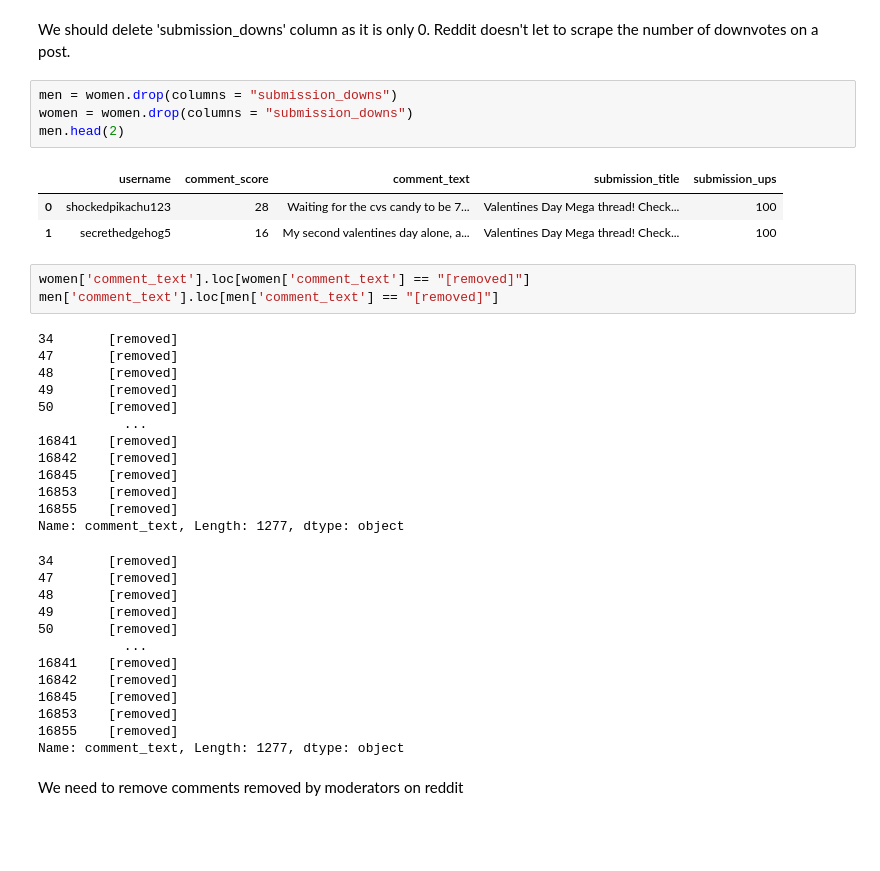
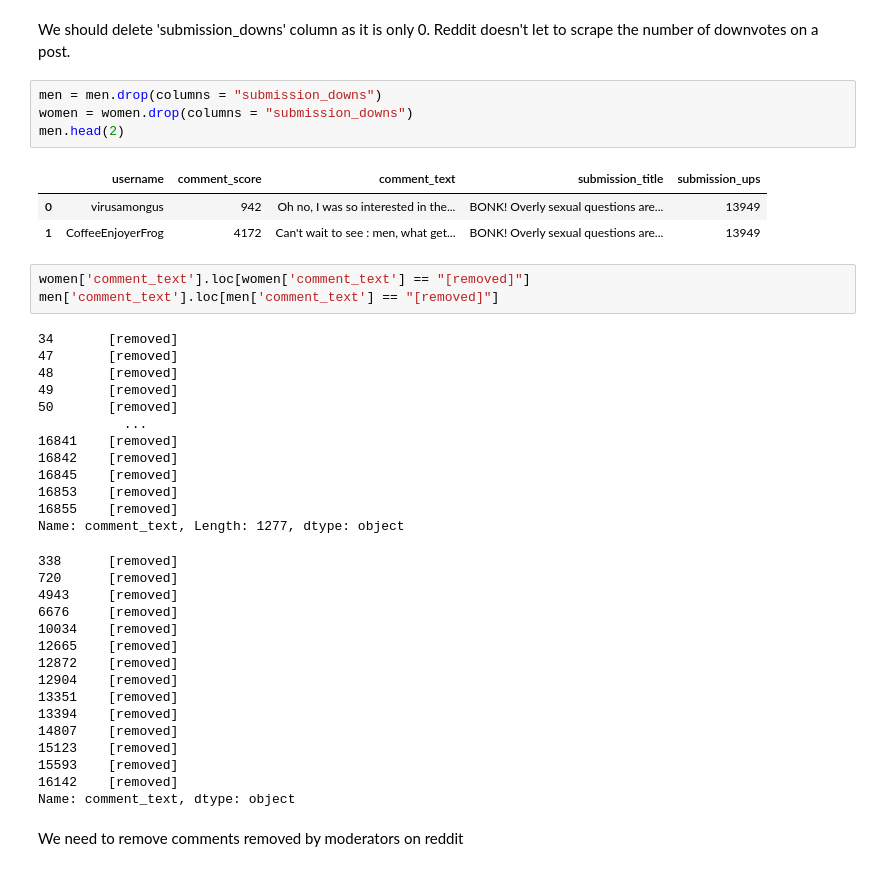
Before and after one commit to kgronek3/TMSMM_Project, a Jupyter notebook: TMSMM_subreddits_project.ipynb, the cells around one changed output. Drawn from its saved outputs; the diff is of its cells as text; blank space fills up the shorter version.

```diff
--- a/TMSMM_subreddits_project.ipynb
+++ b/TMSMM_subreddits_project.ipynb
@@ -65,13 +81,13 @@ print(women['submission_downs'].unique())
 # %% [markdown]
 We should delete 'submission_downs' column as it is only 0. Reddit doesn't let to scrape the number of downvotes on a post.
 # %%
-men = women.drop(columns = "submission_downs")
+men = men.drop(columns = "submission_downs")
 women = women.drop(columns = "submission_downs")
 men.head(2)
 # %% [output]
 |  | username | comment_score | comment_text | submission_title | submission_ups |
-| 0 | shockedpikachu123 | 28 | Waiting for the cvs candy to be 7... | Valentines Day Mega thread! Check... | 100 |
-| 1 | secrethedgehog5 | 16 | My second valentines day alone, a... | Valentines Day Mega thread! Check... | 100 |
+| 0 | virusamongus | 942 | Oh no, I was so interested in the... | BONK! Overly sexual questions are... | 13949 |
+| 1 | CoffeeEnjoyerFrog | 4172 | Can't wait to see : men, what get... | BONK! Overly sexual questions are... | 13949 |
 # %%
 women['comment_text'].loc[women['comment_text'] == "[removed]"]
 men['comment_text'].loc[men['comment_text'] == "[removed]"]
@@ -88,18 +104,21 @@ men['comment_text'].loc[men['comment_text'] == "[removed]"]
 16853    [removed]
 16855    [removed]
 Name: comment_text, Length: 1277, dtype: object
-34       [removed]
-47       [removed]
-48       [removed]
-49       [removed]
-50       [removed]
-           ...
-16841    [removed]
-16842    [removed]
-16845    [removed]
-16853    [removed]
-16855    [removed]
-Name: comment_text, Length: 1277, dtype: object
+338      [removed]
+720      [removed]
+4943     [removed]
+6676     [removed]
+10034    [removed]
+12665    [removed]
+12872    [removed]
+12904    [removed]
+13351    [removed]
+13394    [removed]
+14807    [removed]
+15123    [removed]
+15593    [removed]
+16142    [removed]
+Name: comment_text, dtype: object
 # %% [markdown]
 We need to remove comments removed by moderators on reddit
 # %%
```
Also changed, not shown: parts of 6 cells of this notebook.
